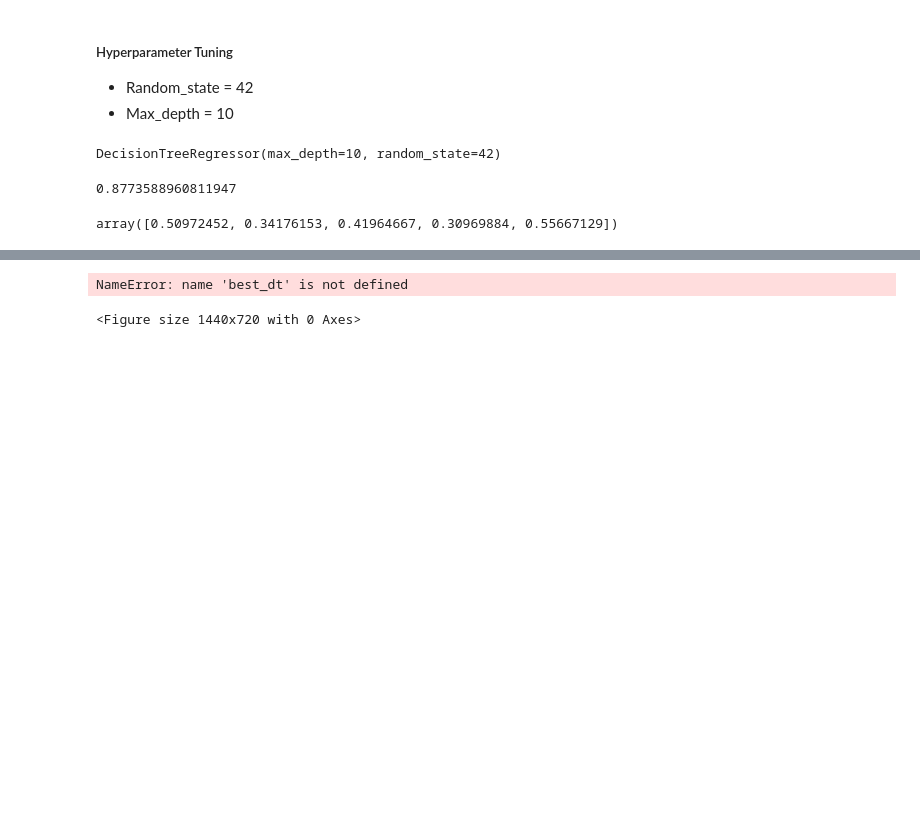
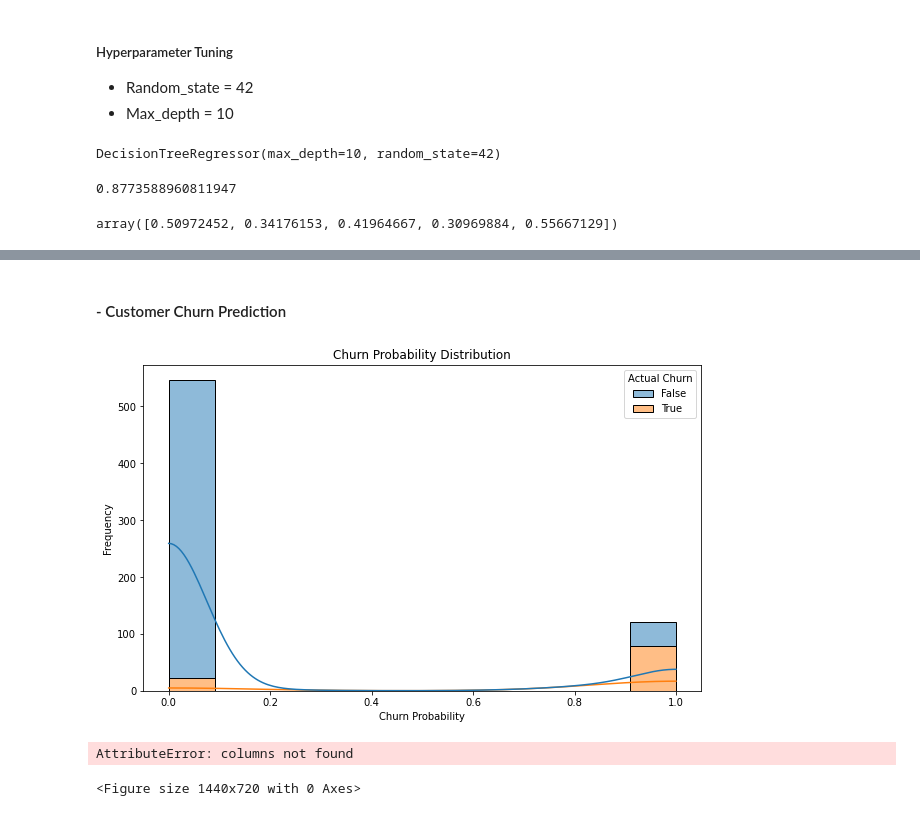
Before and after one commit to Roticha/PREDICTING-CUSTOMER-CHURN-FOR-SYRIATEL, a Jupyter notebook: index.ipynb, the cells around one changed output, grey strips where cells are left out. Drawn from its saved outputs; the diff is of its cells as text; code cells hidden in the pictures; blank space fills up the shorter version.

```diff
--- a/index.ipynb
+++ b/index.ipynb
@@ -332,10 +424,39 @@ AttributeError: columns not found
+# %% [markdown]
+#### - Customer Churn Prediction
+# %%
+# Predict churn probabilities
+y_proba = model.predict_proba(X_test)[:, 1]
+
+# Predict churn classes
+y_pred = model.predict(X_test)
+
+# Create a DataFrame with actual and predicted values
+results_df = pd.DataFrame({
+    'Actual Churn': y_test,
+    'Predicted Churn': y_pred,
+    'Churn Probability': y_proba
+})
+
+# Ensure that 'Churn Probability' is numeric and 'Actual Churn' is categorical
+results_df['Churn Probability'] = results_df['Churn Probability'].astype(float)
+results_df['Actual Churn'] = results_df['Actual Churn'].astype(str)
+
+# Visualize the probability distribution
+plt.figure(figsize=(10, 6))
+sns.histplot(data=results_df, x='Churn Probability', kde=True, hue='Actual Churn', multiple='stack')
+plt.title('Churn Probability Distribution')
+plt.xlabel('Churn Probability')
+plt.ylabel('Frequency')
+plt.show()
+# %% [output]
+[figure, added]
 # %%
 from sklearn.tree import plot_tree
 
 # Visualize the Decision Tree
 plt.figure(figsize=(20, 10))
-plot_tree(best_dt, feature_names=X_train.columns, class_names=['Not Churn', 'Churn'], filled=True, rounded=True)
+plot_tree(model, feature_names=X_train.columns, class_names=['Not Churn', 'Churn'], filled=True, rounded=True)
 plt.show()
 # %% [output]
-NameError: name 'best_dt' is not defined
+AttributeError: columns not found
 <Figure size 1440x720 with 0 Axes>
```
Also changed, not shown: parts of 12 cells of this notebook.
